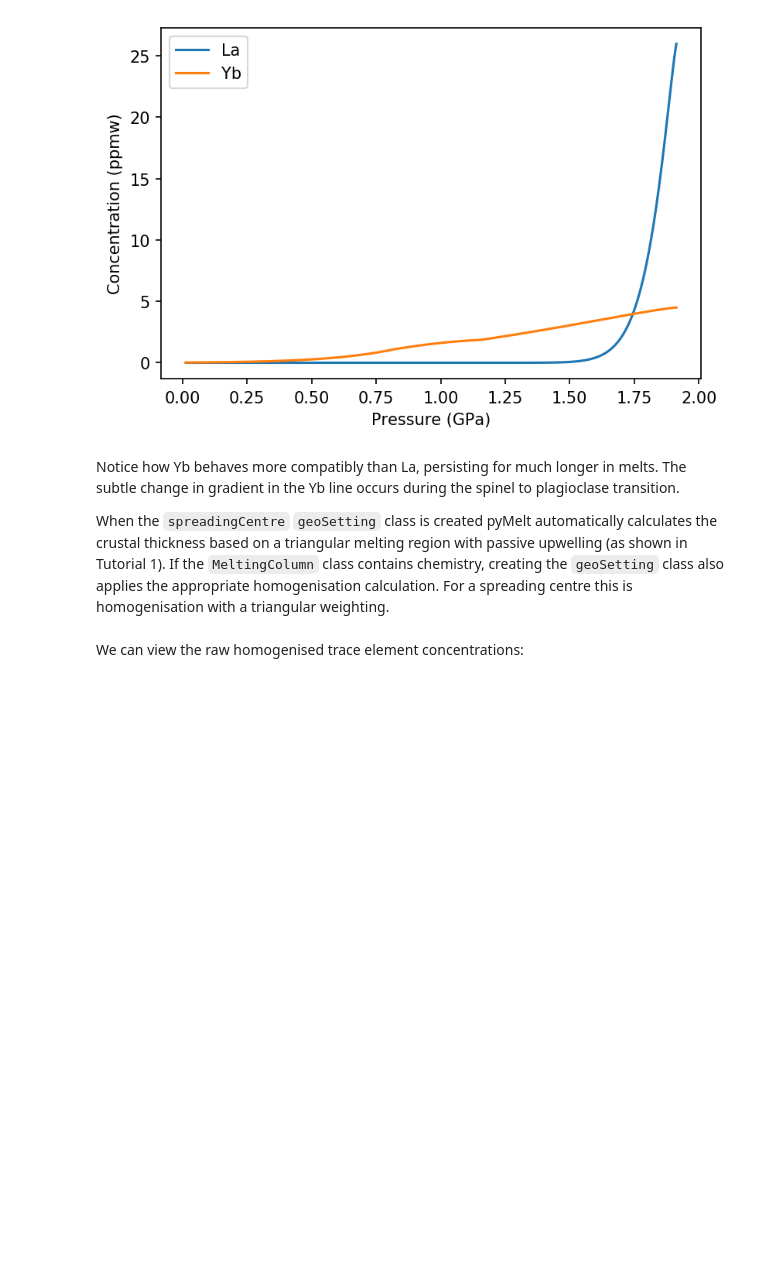
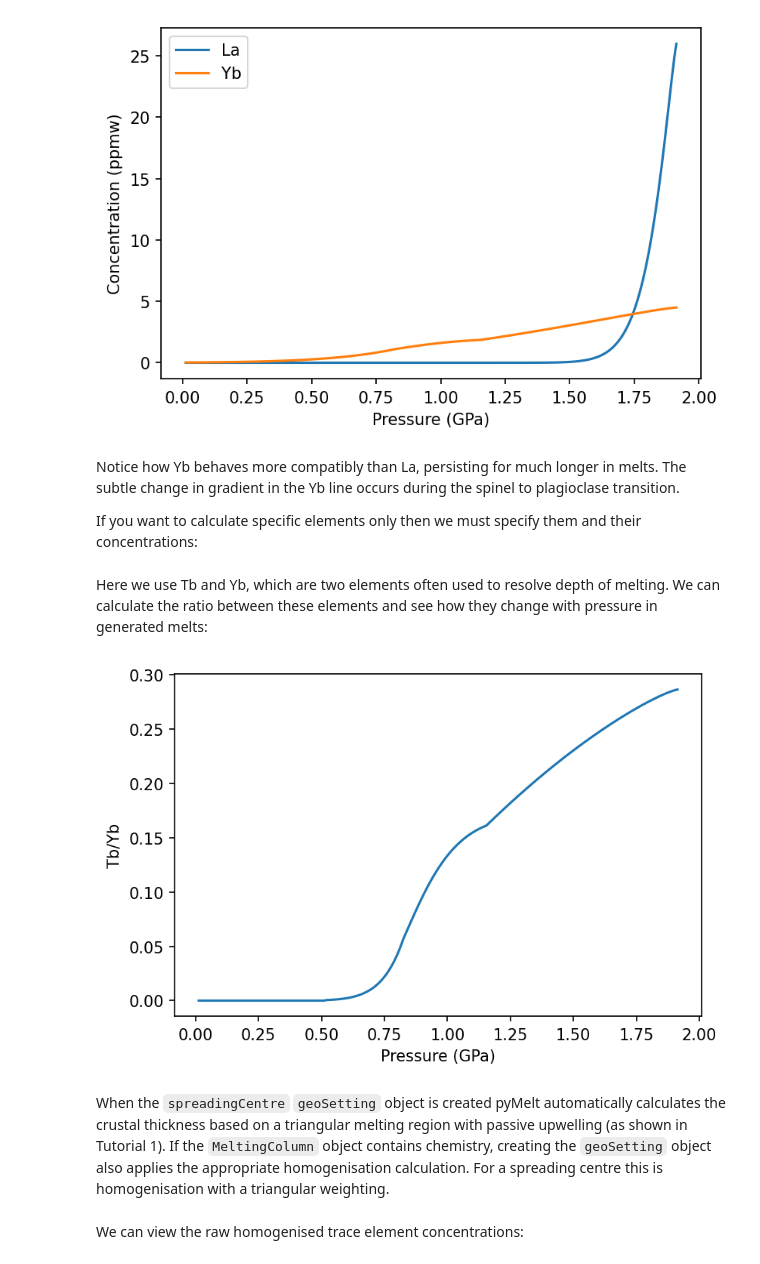
Before and after one commit to simonwmatthews/pyMelt, a Jupyter notebook: docs/source/tutorial3.ipynb, the cells around one changed output. Cells and saved outputs as stored; diff of their text form; code cells hidden in the pictures; blank space fills up the shorter version.

```diff
--- a/docs/source/tutorial3.ipynb
+++ b/docs/source/tutorial3.ipynb
@@ -47,10 +47,30 @@ a.legend()
 plt.show()
 # %% [output]
 [figure]
+# %% [markdown]
+Notice how Yb behaves more compatibly than La, persisting for much longer in melts. The subtle change in gradient in the Yb line occurs during the spinel to plagioclase transition.
+
+If you want to calculate specific elements only then we must specify them and their concentrations:
+# %%
+column_Tb_Yb = mantle.adiabaticMelt(1350)
+column_Tb_Yb.calculateChemistry(
+    {'lz': {
+        'Tb': 0.07,
+        'Yb': 0.365
+           }})
+# %% [markdown]
+Here we use Tb and Yb, which are two elements often used to resolve depth of melting. We can calculate the ratio between these elements and see how they change with pressure in generated melts:
+# %%
+Tb_Yb = [i/j for i,j in zip(column_Tb_Yb.lithologies['lz']['Tb'], column_Tb_Yb.lithologies['lz']['Yb'])]
+f, a = plt.subplots(dpi=150)
+a.plot(column_Tb_Yb.P, Tb_Yb)
+a.set_ylabel('Tb/Yb')
+a.set_xlabel('Pressure (GPa)')
+plt.show()
+# %% [output]
+[figure, added]
 # %% [markdown]
-Notice how Yb behaves more compatibly than La, persisting for much longer in melts. The subtle change in gradient in the Yb line occurs during the spinel to plagioclase transition.
-
-When the `spreadingCentre` `geoSetting` class is created pyMelt automatically calculates the crustal thickness based on a triangular melting region with passive upwelling (as shown in Tutorial 1). If the `MeltingColumn` class contains chemistry, creating the `geoSetting` class also applies the appropriate homogenisation calculation. For a spreading centre this is homogenisation with a triangular weighting.
+When the `spreadingCentre` `geoSetting` object is created pyMelt automatically calculates the crustal thickness based on a triangular melting region with passive upwelling (as shown in Tutorial 1). If the `MeltingColumn` object contains chemistry, creating the `geoSetting` object also applies the appropriate homogenisation calculation. For a spreading centre this is homogenisation with a triangular weighting.
 # %%
 morb = m.geosettings.spreadingCentre(column)
 # %% [markdown]
```
Also changed, not shown: parts of 21 cells of this notebook, 8 other files.
